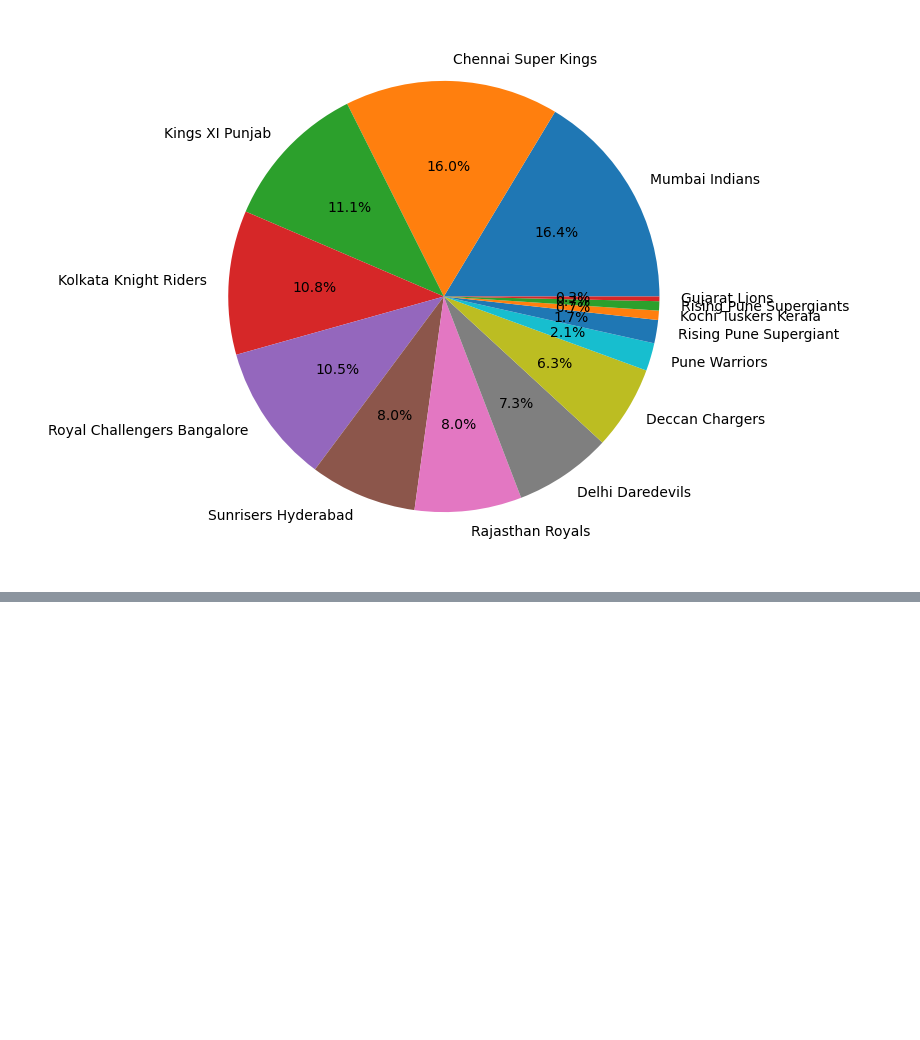
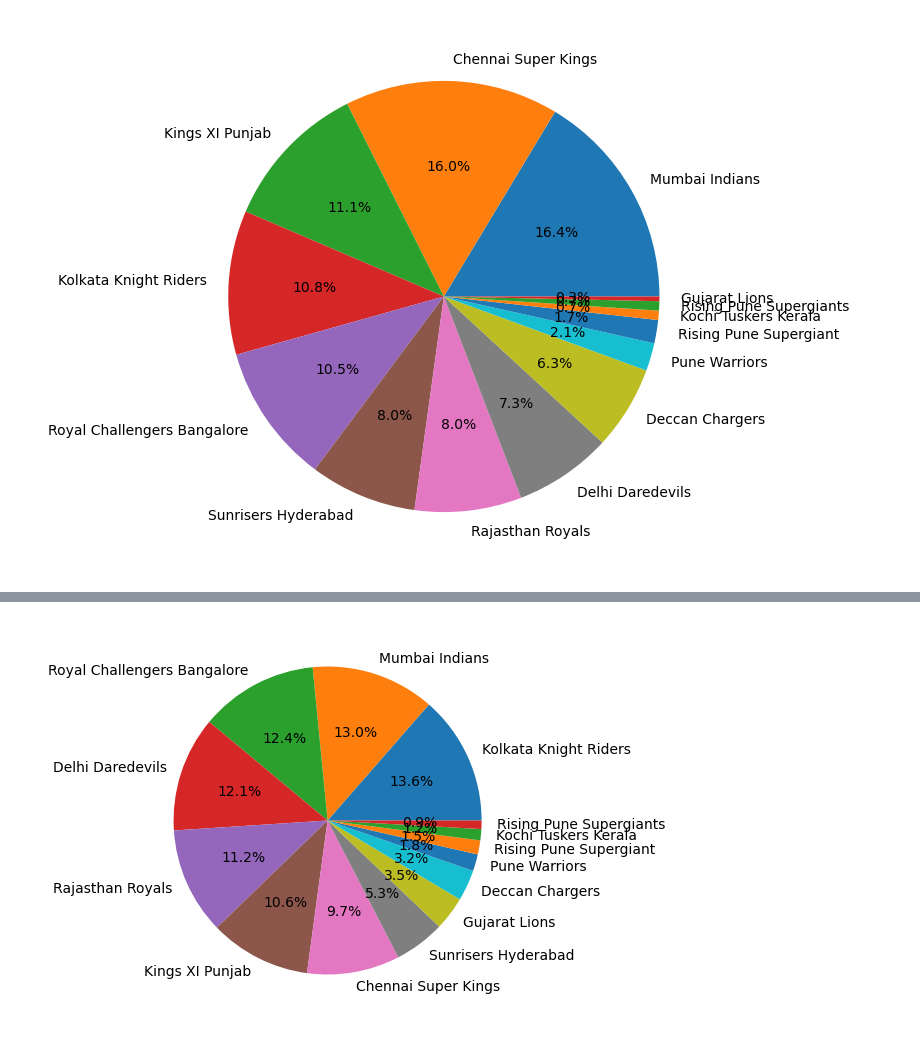
Before and after one commit to Zain-Ul-Abaiden/IPL-Matches-analysis-2007-2017, a Jupyter notebook: IPL DataSet.ipynb, the cells around one changed output, grey strips where cells are left out. Saved outputs shown, nothing was run; the diff lists cells and outputs as text; code cells hidden in the pictures; blank space fills up the shorter version.

```diff
--- a/IPL DataSet.ipynb
+++ b/IPL DataSet.ipynb
@@ -180,0 +233,8 @@ plt.show()
+# %%
+# making a pie chart
+
+plt.figure(figsize=(5,5))
+plt.pie(list(batting_second['winner'].value_counts()),labels=list(batting_second['winner'].value_counts().keys()),autopct='%0.1f%%')
+plt.show()
+# %% [output]
+[figure, added]
```
Also changed, not shown: parts of 21 cells of this notebook, 1 other file.
